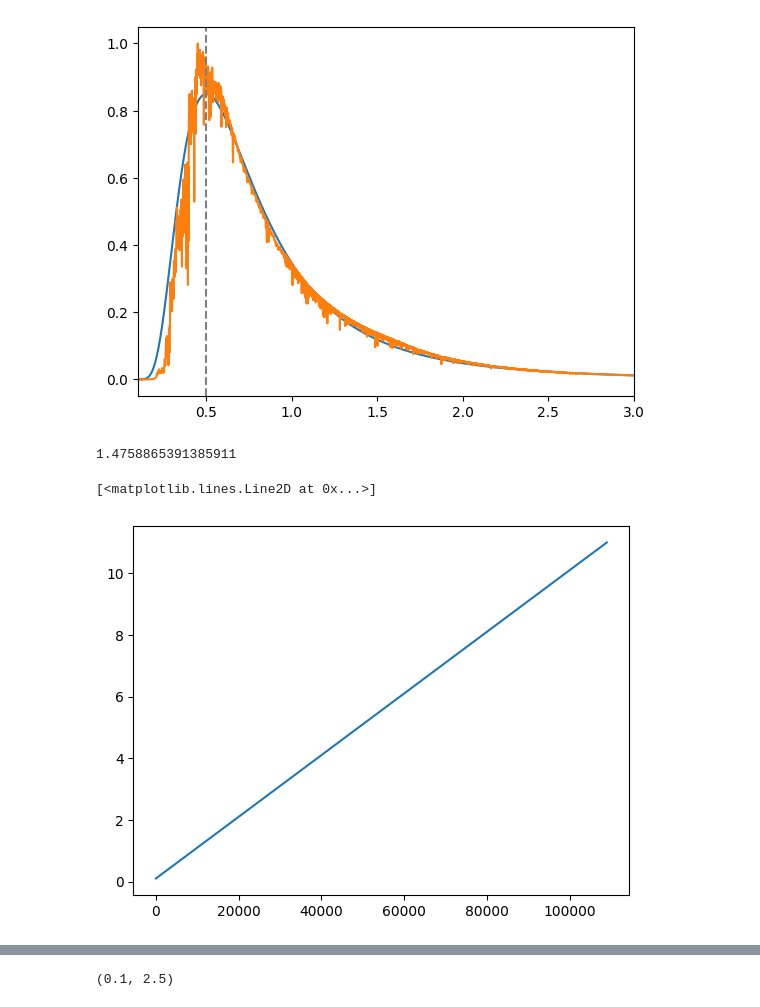
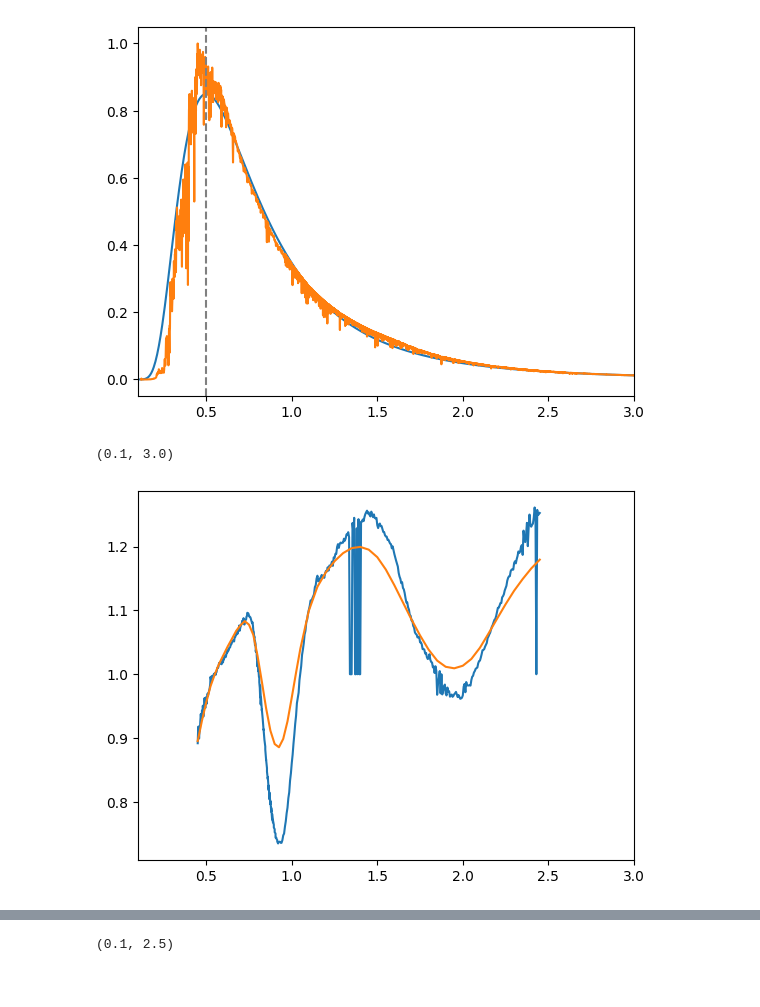
Before and after one commit to bcarry/ska, a Jupyter notebook: sandbox/test_ska.ipynb, the cells around one changed output, grey strips where cells are left out. Drawn from its saved outputs; the diff is of its cells as text; code cells hidden in the pictures.

Commit message:
spectrum with templates

```diff
--- a/sandbox/test_ska.ipynb
+++ b/sandbox/test_ska.ipynb
@@ -15,8 +19,11 @@ import ska
 # %%
 sun = ska.Spectrum('sun.csv')
+ceres = ska.Spectrum('ceres.csv')
 vesta = ska.Spectrum('vesta.csv')
 
 sun.Flux = sun.Flux / sun.Flux.max()
+
+vtype = ska.Spectrum('V')
 # %%
 V = ska.Filter('Generic/Johnson.V')
 J = ska.Filter('2MASS/2MASS.J')
@@ -50,15 +41,14 @@ ax.set_xlim(0.1, 3)
 # %% [output]
 (0.1, 3.0)
 [figure]
-# %%
-bb.compute_color( V, K, phot_sys='Vega')
-# %% [output]
-1.4758865391385911
 # %%
 fig, ax = plt.subplots()
 
-ax.plot( bb.Wavelength, label='Black Body')
+ax.plot( vesta.Wavelength, vesta.Flux, label='Vesta')
+ax.plot( vtype.Wavelength, np.log10(vtype.Flux)+1, label='V type')
+
+ax.set_xlim(0.1, 3)
 # ax.plot( ww, ff, label='Black Body')
 # %% [output]
-[<matplotlib.lines.Line2D at 0x...>]
+(0.1, 3.0)
-[figure, old version]
+[figure, new version]
```
Also changed, not shown: parts of 11 cells of this notebook, 9 other files.
